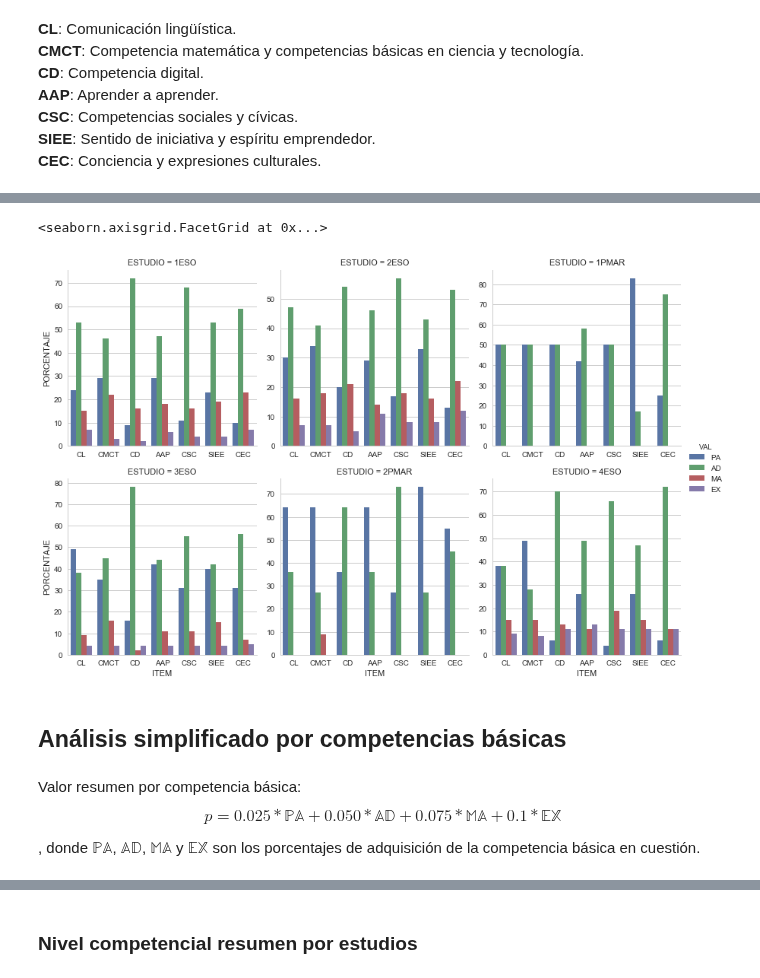
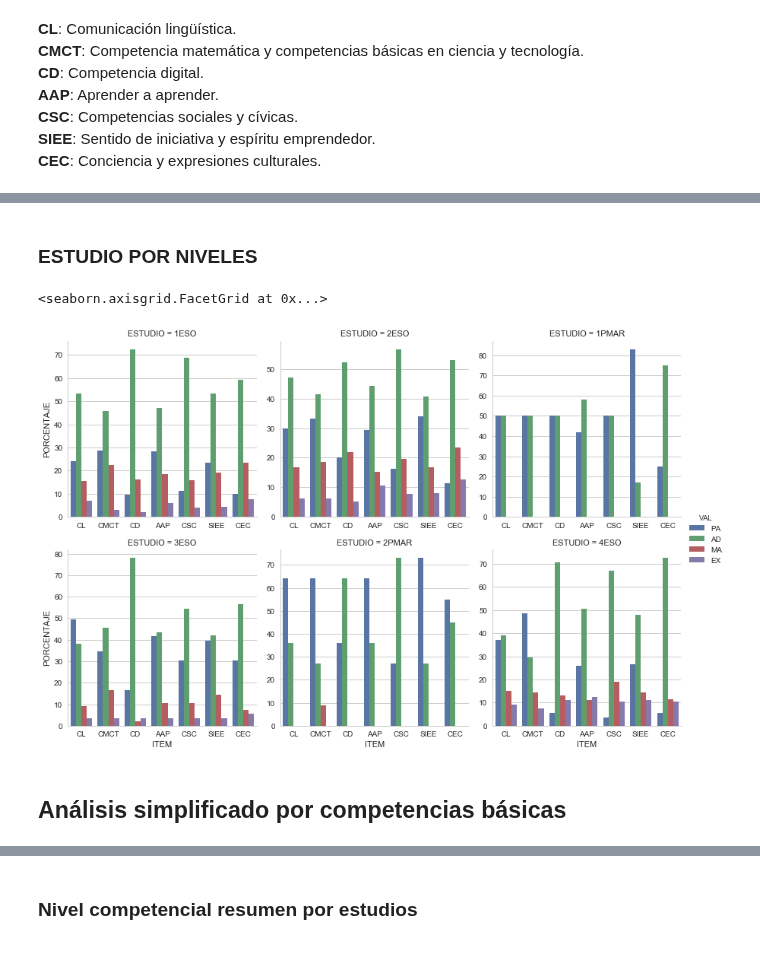
Before and after one commit to iespuertodelacruz/analitica, a Jupyter notebook: C1718/E3.ipynb, the cells around one changed output, grey strips where cells are left out. Drawn from its saved outputs; the diff is of its cells as text; code cells hidden in the pictures.

```diff
--- a/C1718/E3.ipynb
+++ b/C1718/E3.ipynb
@@ -350,16 +362,13 @@ df_bc.head()
+# %% [markdown]
+### ESTUDIO POR NIVELES
 # %%
+df_bc_melted = pd.melt(df_bc, ["ESTUDIO", "GRUPO", "ITEM"], [
+                       "PA", "AD", "MA", "EX"], var_name="VAL", value_name="PORCENTAJE")
 sns.factorplot(x="ITEM", y="PORCENTAJE", hue="VAL", col="ESTUDIO",
-               data=df_bc, col_wrap=3, kind="bar", sharex=False, sharey=False)
+               data=df_bc_melted, col_wrap=3, kind="bar", sharex=False, sharey=False, ci=None)
 # %% [output]
 <seaborn.axisgrid.FacetGrid at 0x...>
-[figure, old version]
+[figure, new version]
 # %% [markdown]
 ## Análisis simplificado por competencias básicas
-# %% [markdown]
-Valor resumen por competencia básica:
-\begin{equation}
-p = 0.025 * \mathbb{PA} + 0.050 * \mathbb{AD} + 0.075 * \mathbb{MA} + 0.1 * \mathbb{EX}
-\end{equation}
-
-, donde $\mathbb{PA}$, $\mathbb{AD}$, $\mathbb{MA}$ y $\mathbb{EX}$ son los porcentajes de adquisición de la competencia básica en cuestión.
 # %%
```
Also changed, not shown: parts of 39 cells of this notebook, 3 other files.
